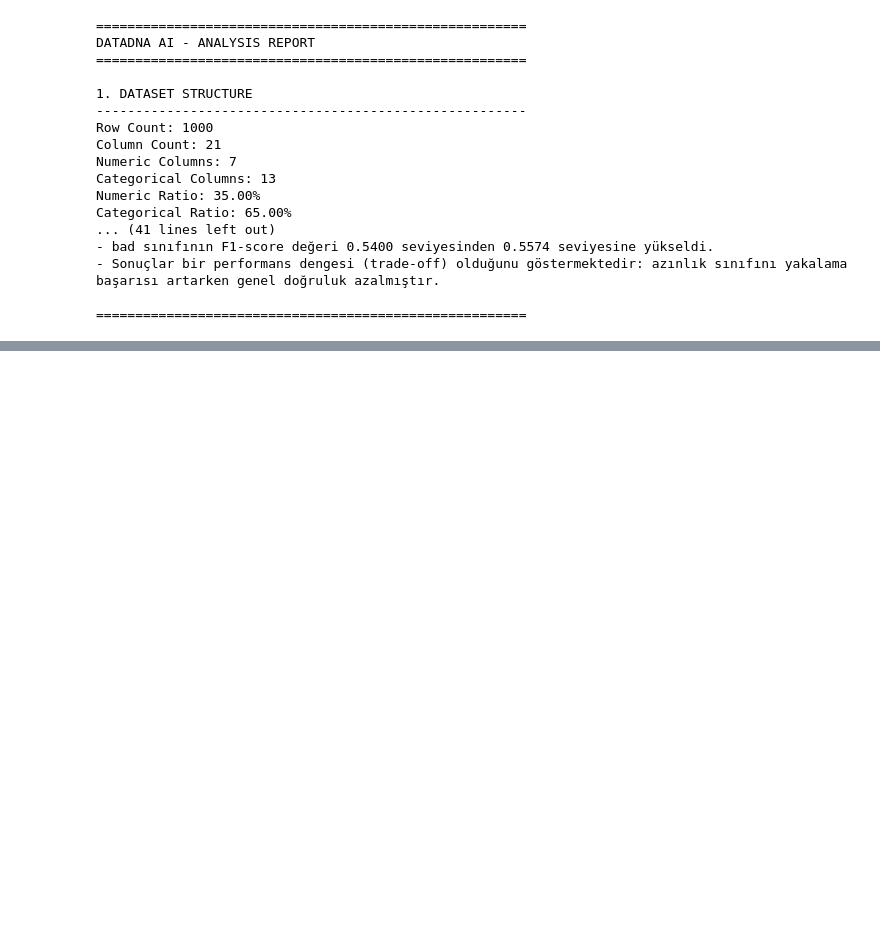
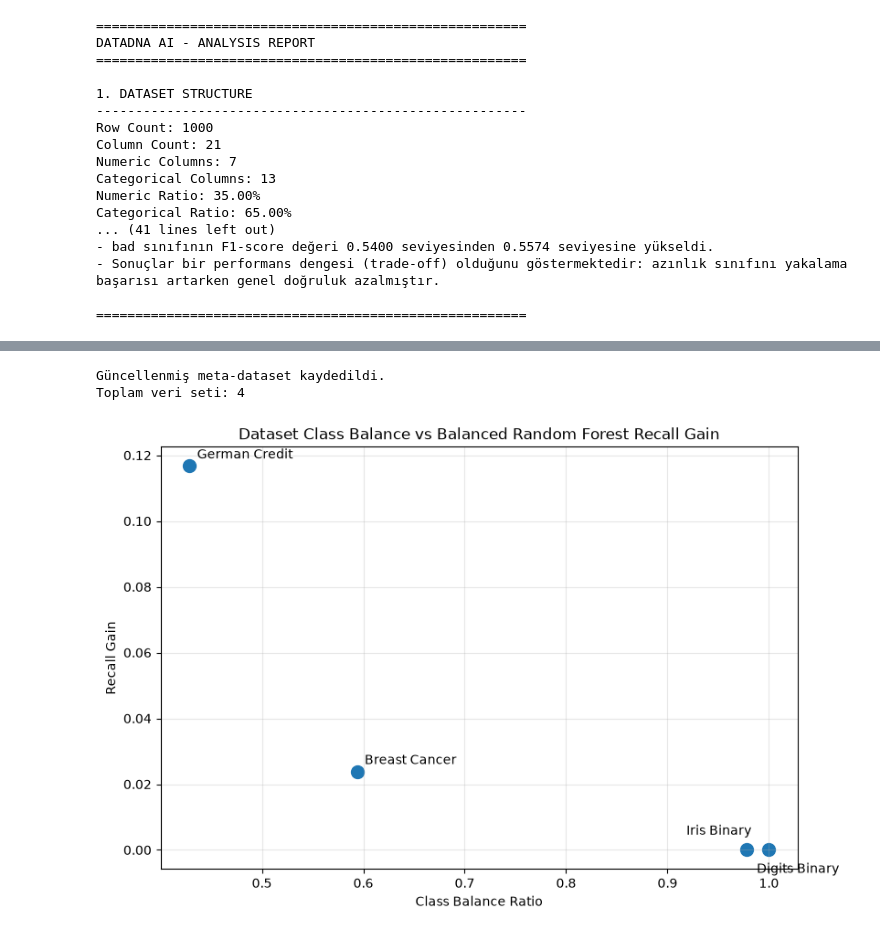
Before and after one commit to Ebrar6565/DataDNA-AI, a Jupyter notebook: notebooks/01_datadna_profiler.ipynb, the cells around one changed output, grey strips where cells are left out. Cells and saved outputs as stored; diff of their text form; code cells hidden in the pictures; blank space fills up the shorter version.

```diff
--- a/notebooks/01_datadna_profiler.ipynb
+++ b/notebooks/01_datadna_profiler.ipynb
@@ -1149,0 +1586,6 @@ Categorical Ratio: 65.00%
+# %%
+digits_binary_df = digits_df[
+    digits_df["target"].isin([0, 1])
+].copy()
+
+digits_binary_df.shape
@@ -1149,0 +1635,6 @@ Categorical Ratio: 65.00%
+# %%
+digits_fingerprint = create_dataset_fingerprint(
+    digits_result["report"]["dataset_profile"]
+)
+
+digits_fingerprint
@@ -1149,0 +1680,6 @@ Categorical Ratio: 65.00%
+# %%
+meta_dataset = meta_builder.build_meta_dataset(
+    dataset_records
+)
+
+meta_dataset
@@ -1149,0 +1713,57 @@ Categorical Ratio: 65.00%
+# %%
+meta_dataset.to_csv(
+    meta_dataset_path,
+    index=False
+)
+
+print("Güncellenmiş meta-dataset kaydedildi.")
+print("Toplam veri seti:", len(meta_dataset))
+# %% [output]
+Güncellenmiş meta-dataset kaydedildi.
+Toplam veri seti: 4
+# %%
+import matplotlib.pyplot as plt
+
+plt.figure(figsize=(9, 6))
+
+plt.scatter(
+    meta_dataset["class_balance_ratio"],
+    meta_dataset["recall_gain"],
+    s=100
+)
+
+label_offsets = {
+    "German Credit": (6, 6),
+    "Breast Cancer": (6, 6),
+    "Iris Binary": (-65, 12),
+    "Digits Binary": (8, -18)
+}
+
+for _, row in meta_dataset.iterrows():
+    offset = label_offsets.get(
+        row["dataset_name"],
+        (6, 6)
+    )
+
+    plt.annotate(
+        row["dataset_name"],
+        (
+            row["class_balance_ratio"],
+            row["recall_gain"]
+        ),
+        xytext=offset,
+        textcoords="offset points"
+    )
+
+plt.xlabel("Class Balance Ratio")
+plt.ylabel("Recall Gain")
+
+plt.title(
+    "Dataset Class Balance vs Balanced Random Forest Recall Gain"
+)
+
+plt.grid(alpha=0.3)
+
+plt.show()
+# %% [output]
+[figure, added]
```
Also changed, not shown: parts of 45 cells of this notebook, 6 other files.
